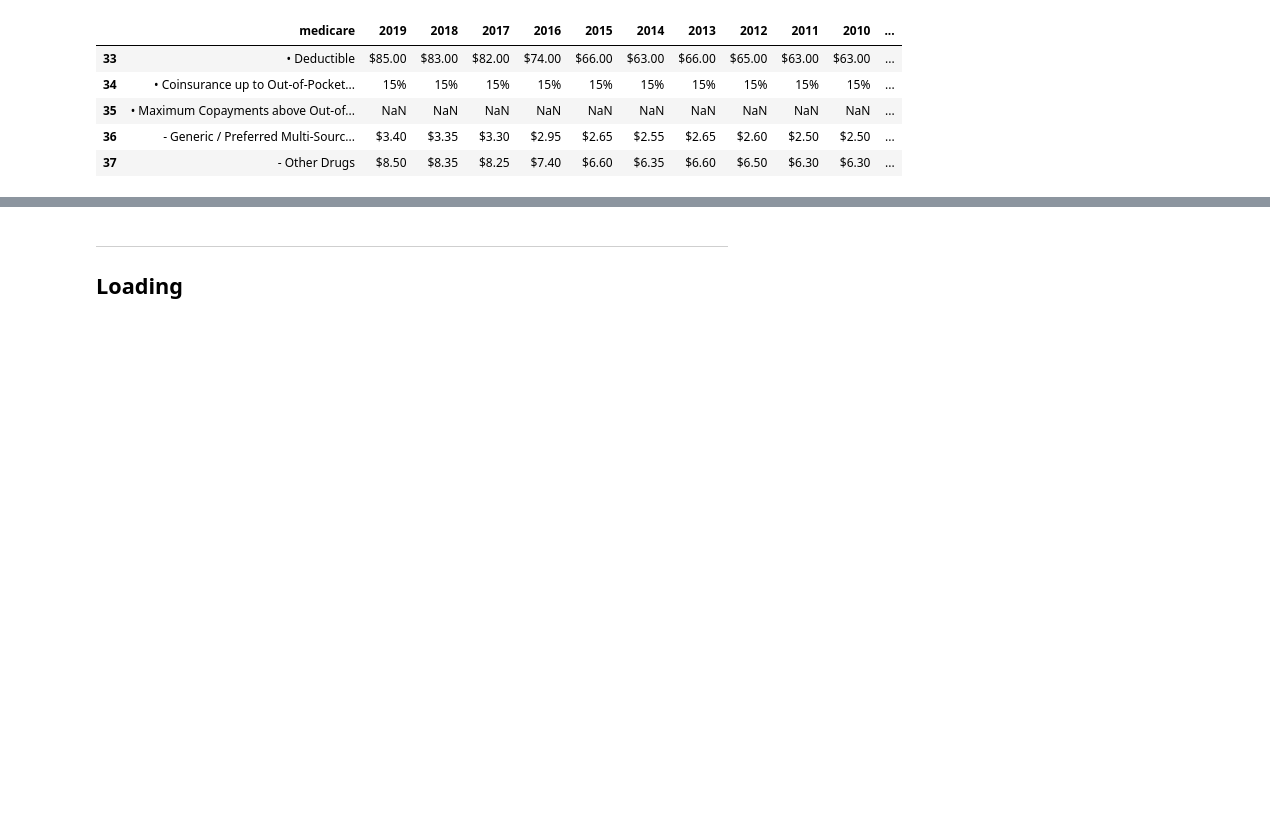
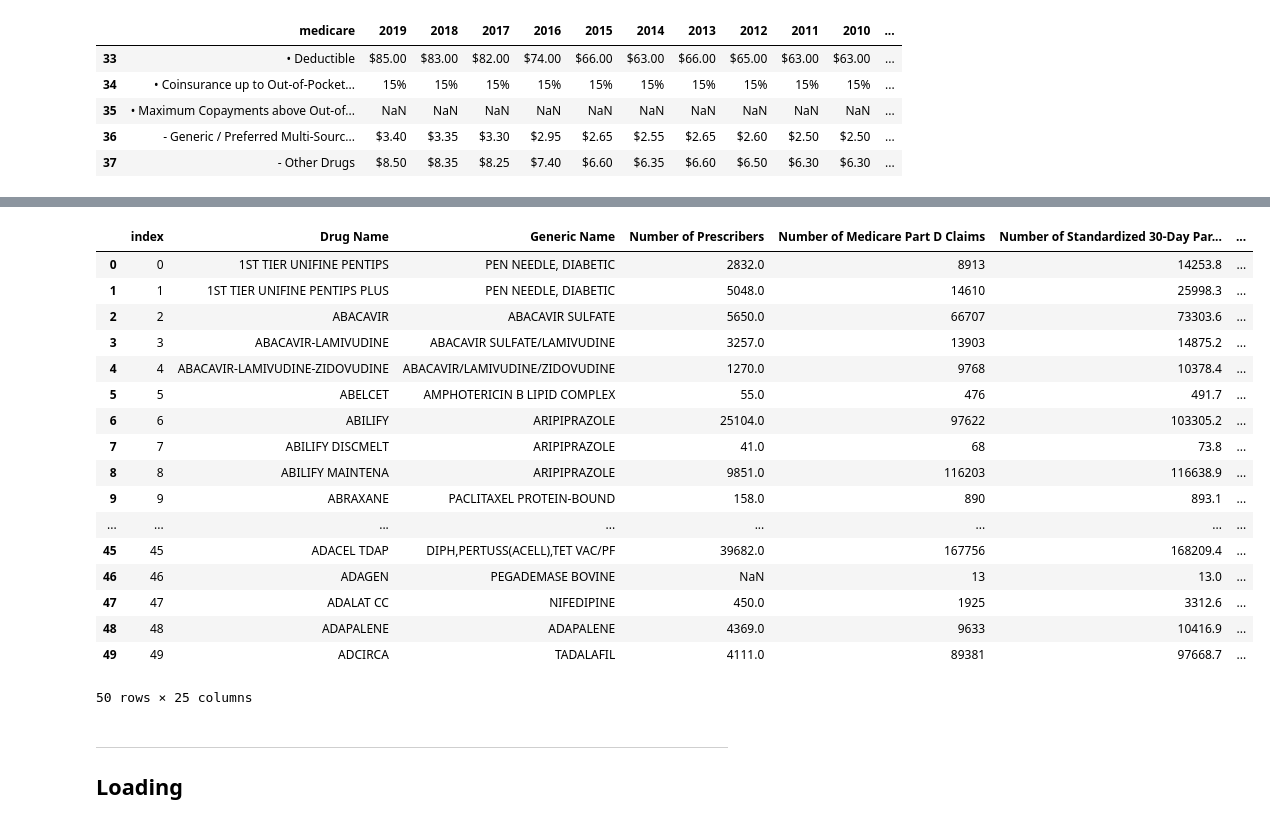
Before and after one commit to kychien/Part_D_RX_ETL, a Jupyter notebook: RX_ETL.ipynb, the cells around one changed output, grey strips where cells are left out. Cells and saved outputs as stored; diff of their text form; code cells hidden in the pictures; blank space fills up the shorter version.

```diff
--- a/RX_ETL.ipynb
+++ b/RX_ETL.ipynb
@@ -370,3 +493,25 @@ bins2 = [0, 415, 3820, 5100 ,7653, 8139]
+# %%
+final_prescriber_df['nadac_id'] = match_rx(final_prescriber_df, reduc_nadac_df, 20, 7, 'rx_name')
+final_prescriber_df.head(50)
+# %% [output]
+|  | index | Drug Name | Generic Name | Number of Prescribers | Number of Medicare Part D Claims | Number of Standardized 30-Day Par... | ... |
+| 0 | 0 | 1ST TIER UNIFINE PENTIPS | PEN NEEDLE, DIABETIC | 2832.0 | 8913 | 14253.8 | ... |
+| 1 | 1 | 1ST TIER UNIFINE PENTIPS PLUS | PEN NEEDLE, DIABETIC | 5048.0 | 14610 | 25998.3 | ... |
+| 2 | 2 | ABACAVIR | ABACAVIR SULFATE | 5650.0 | 66707 | 73303.6 | ... |
+| 3 | 3 | ABACAVIR-LAMIVUDINE | ABACAVIR SULFATE/LAMIVUDINE | 3257.0 | 13903 | 14875.2 | ... |
+| 4 | 4 | ABACAVIR-LAMIVUDINE-ZIDOVUDINE | ABACAVIR/LAMIVUDINE/ZIDOVUDINE | 1270.0 | 9768 | 10378.4 | ... |
+| 5 | 5 | ABELCET | AMPHOTERICIN B LIPID COMPLEX | 55.0 | 476 | 491.7 | ... |
+| 6 | 6 | ABILIFY | ARIPIPRAZOLE | 25104.0 | 97622 | 103305.2 | ... |
+| 7 | 7 | ABILIFY DISCMELT | ARIPIPRAZOLE | 41.0 | 68 | 73.8 | ... |
+| 8 | 8 | ABILIFY MAINTENA | ARIPIPRAZOLE | 9851.0 | 116203 | 116638.9 | ... |
+| 9 | 9 | ABRAXANE | PACLITAXEL PROTEIN-BOUND | 158.0 | 890 | 893.1 | ... |
+| ... | ... | ... | ... | ... | ... | ... | ... |
+| 45 | 45 | ADACEL TDAP | DIPH,PERTUSS(ACELL),TET VAC/PF | 39682.0 | 167756 | 168209.4 | ... |
+| 46 | 46 | ADAGEN | PEGADEMASE BOVINE | NaN | 13 | 13.0 | ... |
+| 47 | 47 | ADALAT CC | NIFEDIPINE | 450.0 | 1925 | 3312.6 | ... |
+| 48 | 48 | ADAPALENE | ADAPALENE | 4369.0 | 9633 | 10416.9 | ... |
+| 49 | 49 | ADCIRCA | TADALAFIL | 4111.0 | 89381 | 97668.7 | ... |
+50 rows × 25 columns
 # %% [markdown]
 ---
 ## Loading
```
Also changed, not shown: parts of 12 cells of this notebook.
